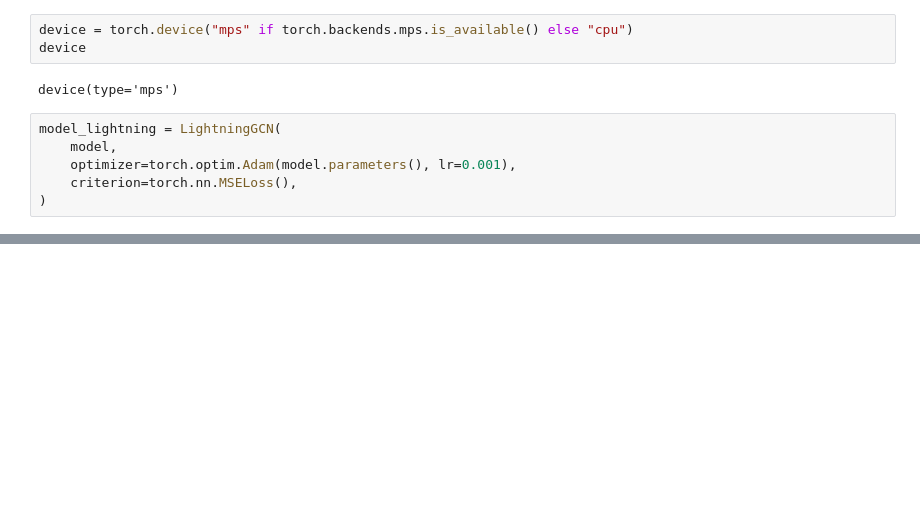
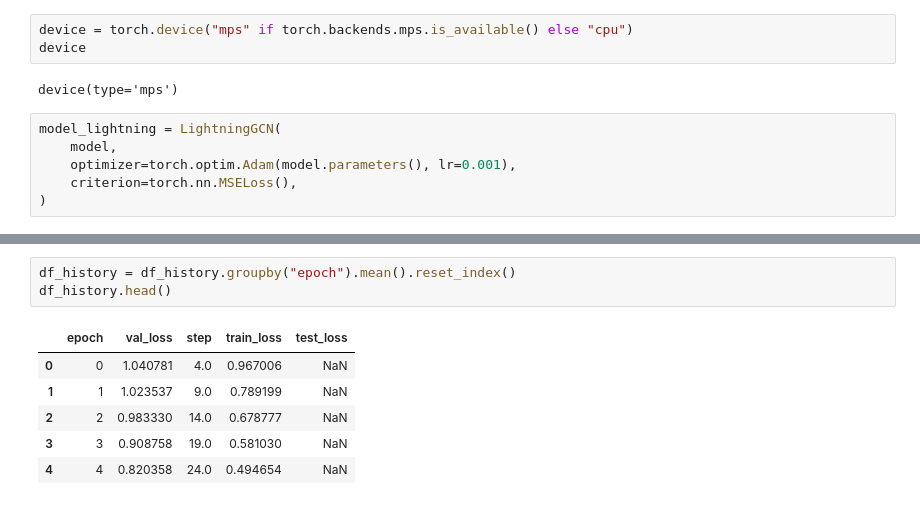
Before and after one commit to yu9824/torch-graph-tutorial, a Jupyter notebook: torch-graph-lightning.ipynb, the cells around one changed output, grey strips where cells are left out. Saved outputs shown, nothing was run; the diff lists cells and outputs as text; blank space fills up the shorter version.

```diff
--- a/torch-graph-lightning.ipynb
+++ b/torch-graph-lightning.ipynb
@@ -259,0 +272,10 @@ yyplot
+# %%
+df_history = df_history.groupby("epoch").mean().reset_index()
+df_history.head()
+# %% [output]
+|  | epoch | val_loss | step | train_loss | test_loss |
+| 0 | 0 | 1.040781 | 4.0 | 0.967006 | NaN |
+| 1 | 1 | 1.023537 | 9.0 | 0.789199 | NaN |
+| 2 | 2 | 0.983330 | 14.0 | 0.678777 | NaN |
+| 3 | 3 | 0.908758 | 19.0 | 0.581030 | NaN |
+| 4 | 4 | 0.820358 | 24.0 | 0.494654 | NaN |
```
Also changed, not shown: parts of 13 cells of this notebook.
